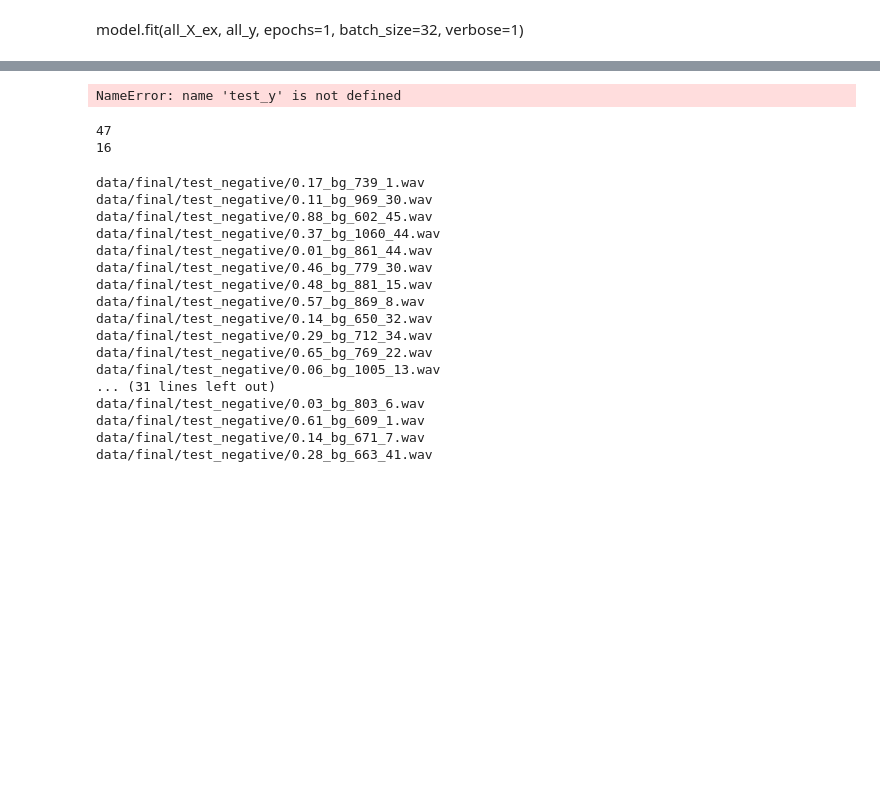
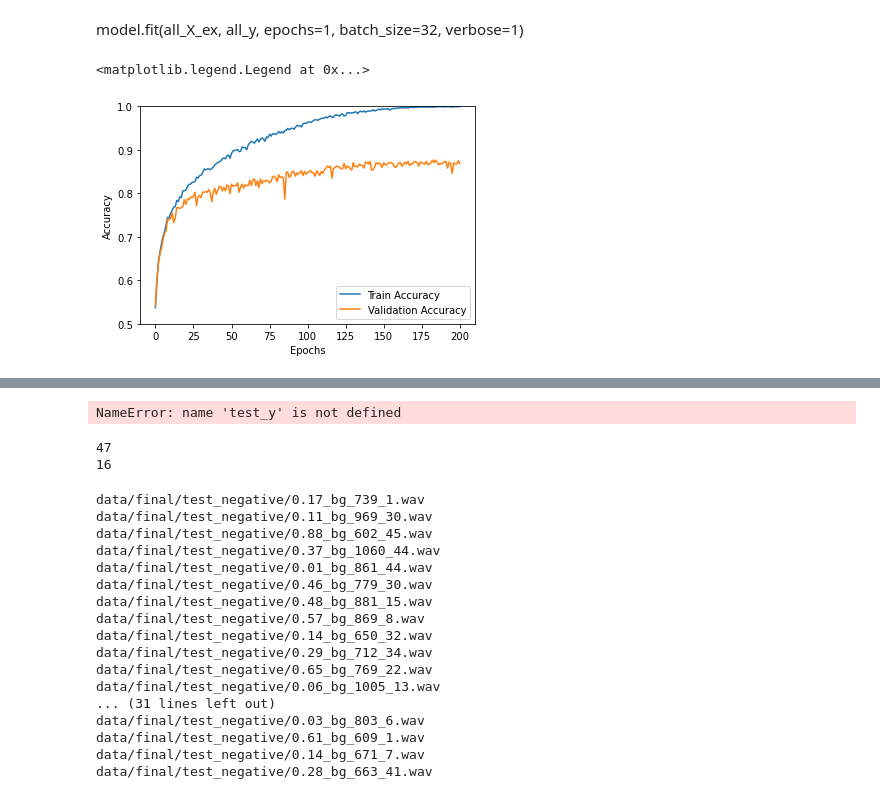
Before and after one commit to DAHYUN-HAN/speech, a Jupyter notebook: fire classification.ipynb, the cells around one changed output, grey strips where cells are left out. Cells and saved outputs as stored; diff of their text form; code cells hidden in the pictures; blank space fills up the shorter version.

```diff
--- a/fire classification.ipynb
+++ b/fire classification.ipynb
@@ -329,9 +329,13 @@ Epoch 77/400
 # %% [markdown]
 model.fit(all_X_ex, all_y, epochs=1, batch_size=32, verbose=1)
 # %%
-plt.plot(history.history['accuracy'][10:], label='Train Accuracy')
-plt.plot(history.history['val_accuracy'][10:], label='Validation Accuracy')
+plt.plot(history.history['accuracy'][0:], label='Train Accuracy')
+plt.plot(history.history['val_accuracy'][0:], label='Validation Accuracy')
 plt.xlabel('Epochs')
 plt.ylabel('Accuracy')
+plt.ylim(0.5, 1)
 plt.legend()
+# %% [output]
+<matplotlib.legend.Legend at 0x...>
+[figure, added]
 # %%
```
Also changed, not shown: parts of 27 cells of this notebook, 21 other files.
